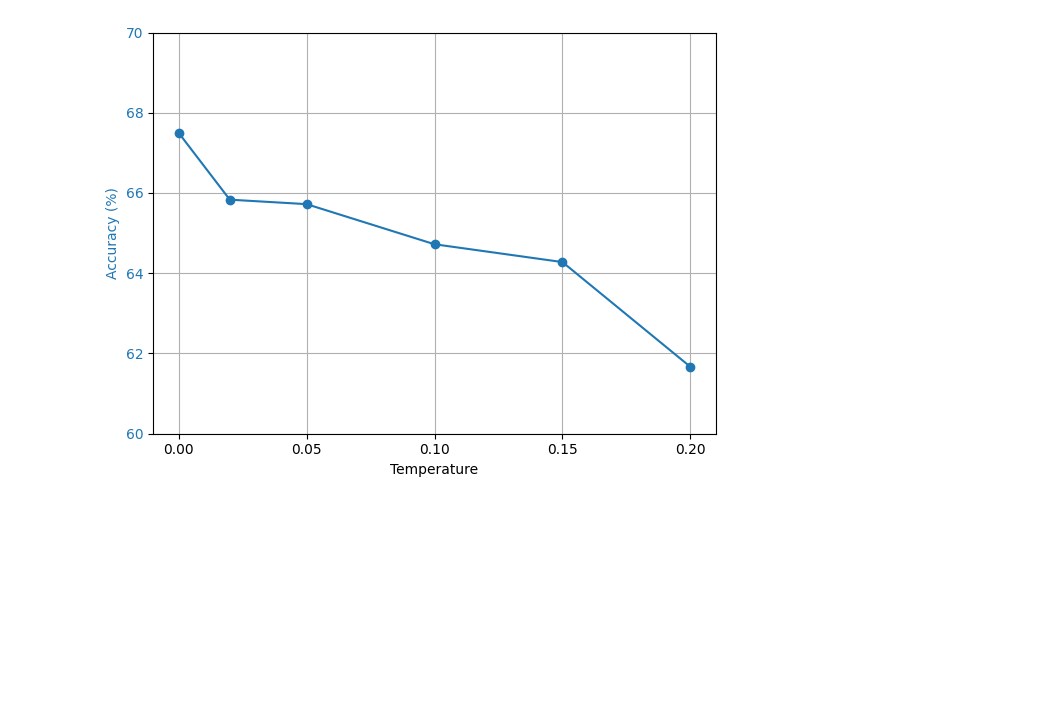
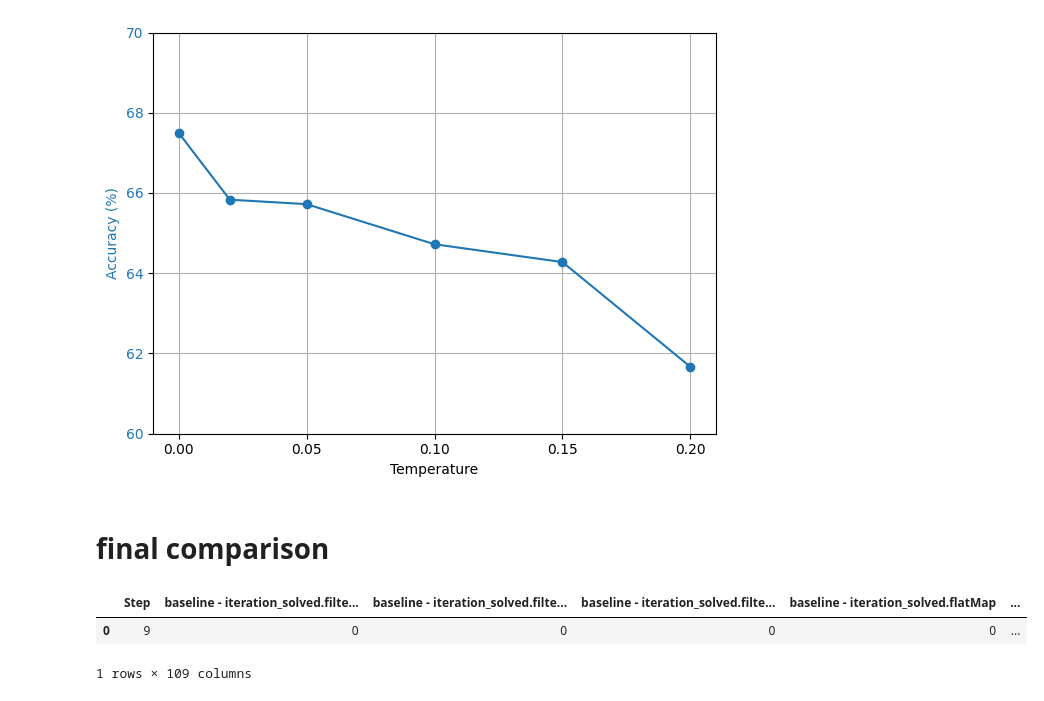
Before and after one commit to hpi-sam/expedite-databricks-connect, a Jupyter notebook: report/grafics.ipynb, the cells around one changed output. Cells and saved outputs as stored; diff of their text form; code cells hidden in the pictures; blank space fills up the shorter version.

```diff
--- a/report/grafics.ipynb
+++ b/report/grafics.ipynb
@@ -70,3 +103,23 @@ ax1.grid(True)
 plt.show()
 # %% [output]
 [figure]
+# %% [markdown]
+# final comparison
+# %%
+# load final_comparison.csv
+df_final = pd.DataFrame(pd.read_csv('final_comparison.csv'))
+
+# replace every value > 1 with 1
+df_final = df_final.mask(df_final > 1, 1)
+
+# create a new dataframe: for every column it should store the sum of all rows for that column
+df_final_sum = df_final.sum().to_frame().T
+
+# keep the header with the column names
+df_final_sum.columns = df_final.columns
+
+df_final_sum
+# %% [output]
+|  | Step | baseline - iteration_solved.filte... | baseline - iteration_solved.filte... | baseline - iteration_solved.filte... | baseline - iteration_solved.flatMap | ... |
+| 0 | 9 | 0 | 0 | 0 | 0 | ... |
+1 rows × 109 columns
```
Also changed, not shown: parts of 9 cells of this notebook, 2 other files.
